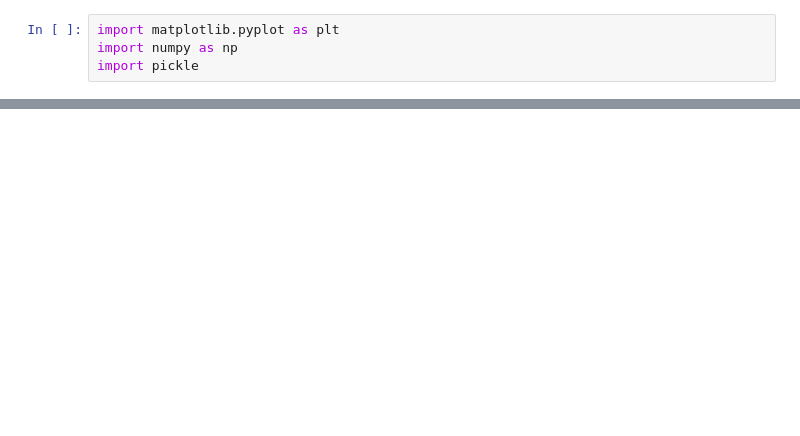
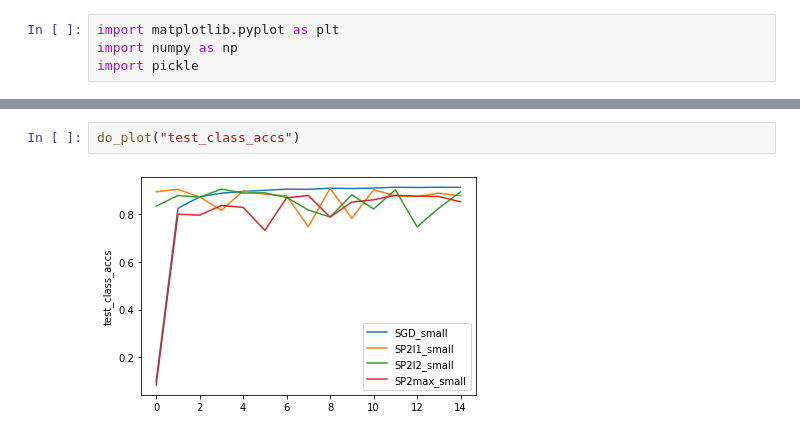
Before and after one commit to wswartworth/sps_optimizers, a Jupyter notebook: Untitled.ipynb, the cells around one changed output, grey strips where cells are left out. Saved outputs shown, nothing was run; the diff lists cells and outputs as text; blank space fills up the shorter version.

```diff
--- a/Untitled.ipynb
+++ b/Untitled.ipynb
@@ -15,0 +28,4 @@ plt.plot(data)
+# %%
+do_plot("test_class_accs")
+# %% [output]
+[figure, added]
```
Also changed, not shown: parts of 7 cells of this notebook, 22 other files.
